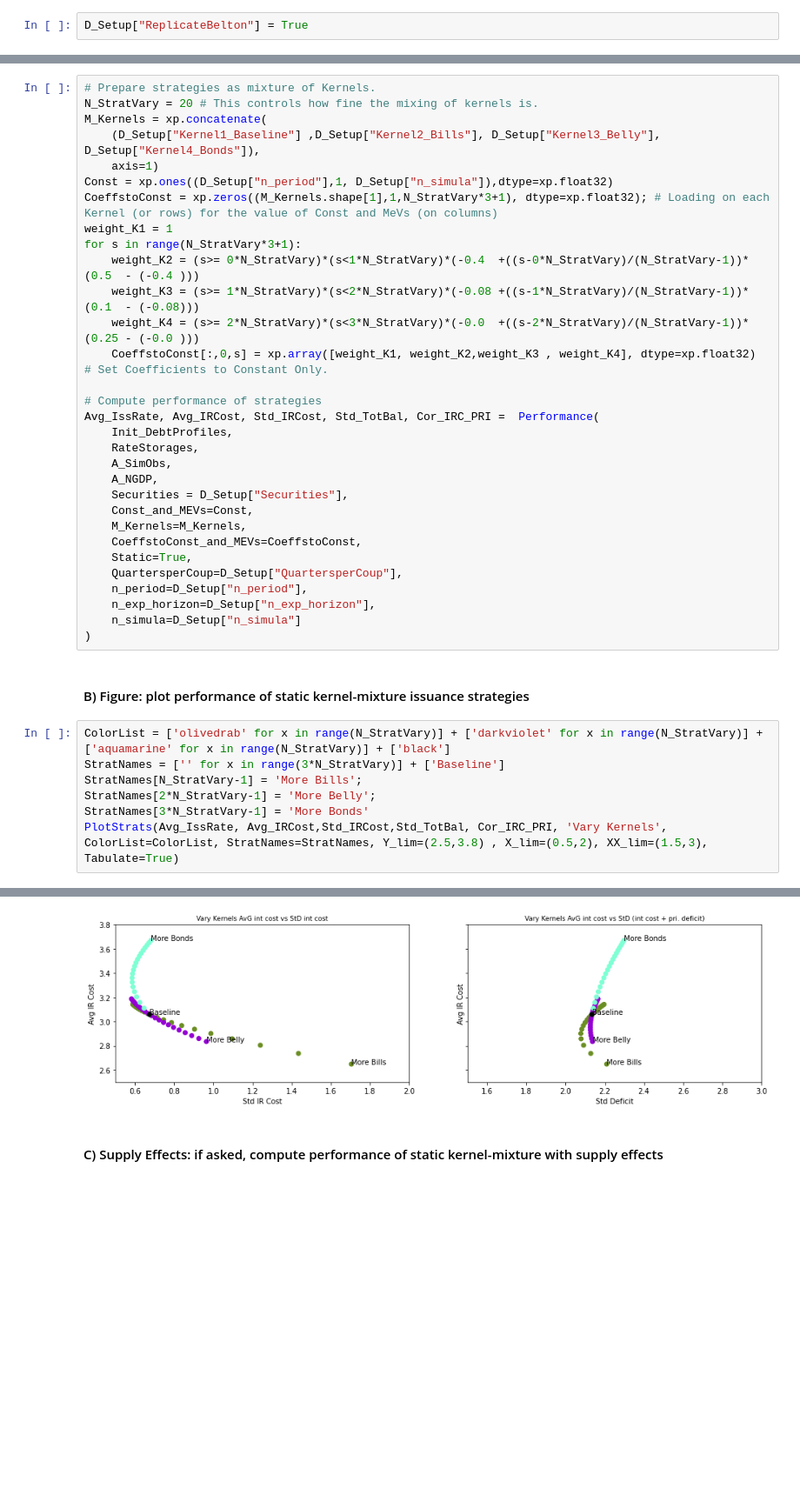
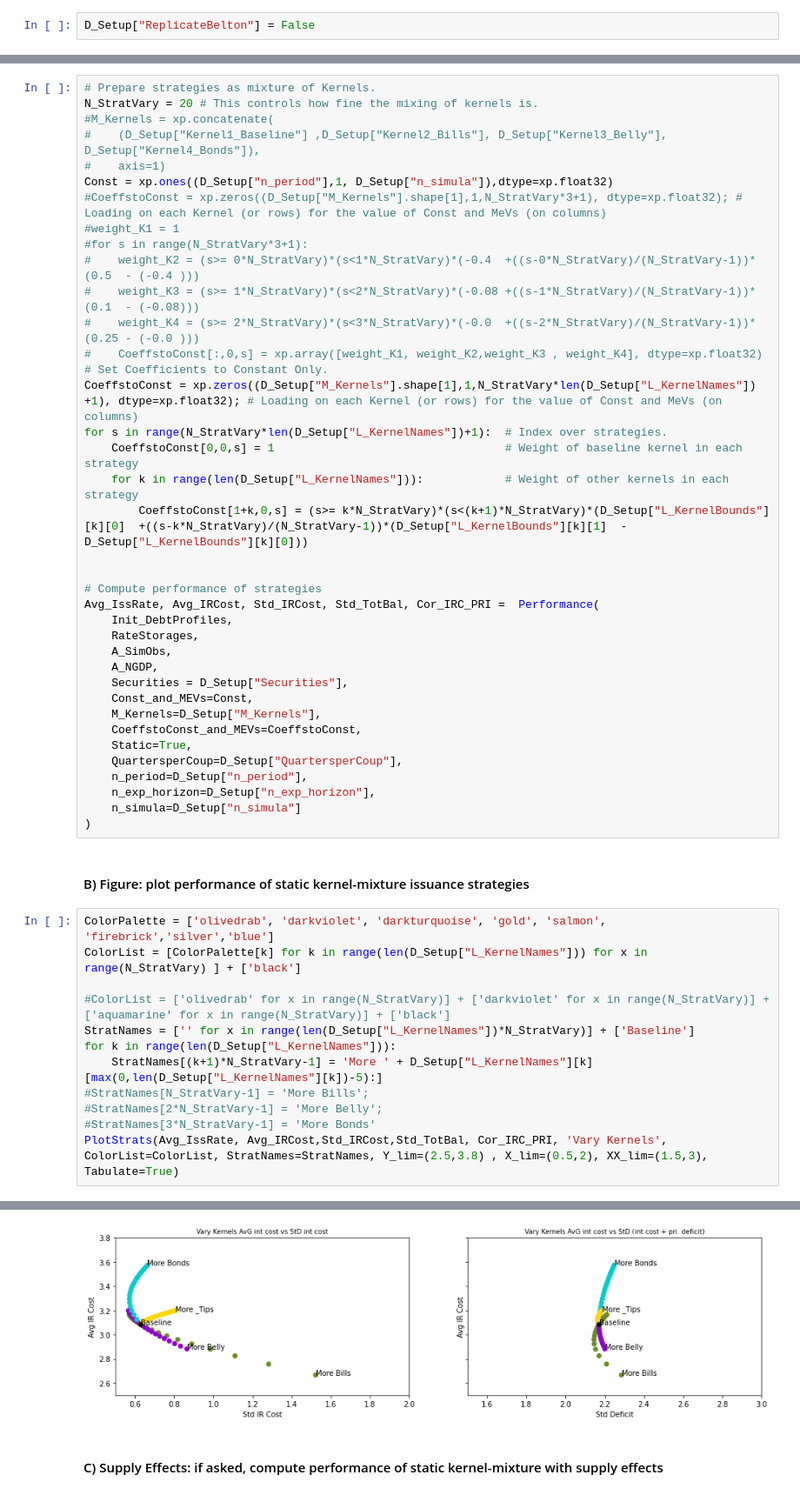
Before and after one commit to BrookingsInstitution/Treasury-Issuance-Model, a Jupyter notebook: doc/Treasury_Issuance_Model-Refactored.ipynb, the cells around one changed output, grey strips where cells are left out. Shown at 87% size. Cells and saved outputs as stored; diff of their text form; blank space fills up the shorter version.

Commit message:
Add TIPS/more Kernels

```diff
--- a/doc/Treasury_Issuance_Model-Refactored.ipynb
+++ b/doc/Treasury_Issuance_Model-Refactored.ipynb
@@ -44,7 +44,7 @@ D_Setup = {}  # Dictionary is more user-friendly than a class.
 # %% [markdown]
 Do you wish to replicate Belton et al? If True, all other settings will be automatically overwritten later so you don't need to edit anything else.
 # %%
-D_Setup["ReplicateBelton"] = True
+D_Setup["ReplicateBelton"] = False
 # %% [markdown]
 All other settings, relevant only if ReplicateBelton = False. RIghy now, set to replicate TBAC slides for TIPS.
 # %%
@@ -550,17 +569,23 @@ Replicate Figure 6: Performance of static mixture of kernels strategies
 # %%
 # Prepare strategies as mixture of Kernels.
 N_StratVary = 20 # This controls how fine the mixing of kernels is.
-M_Kernels = xp.concatenate(
-    (D_Setup["Kernel1_Baseline"] ,D_Setup["Kernel2_Bills"], D_Setup["Kernel3_Belly"], D_Setup["Kernel4_Bonds"]),
-    axis=1)
+#M_Kernels = xp.concatenate(
+#    (D_Setup["Kernel1_Baseline"] ,D_Setup["Kernel2_Bills"], D_Setup["Kernel3_Belly"], D_Setup["Kernel4_Bonds"]),
+#    axis=1)
 Const = xp.ones((D_Setup["n_period"],1, D_Setup["n_simula"]),dtype=xp.float32)
-CoeffstoConst = xp.zeros((M_Kernels.shape[1],1,N_StratVary*3+1), dtype=xp.float32); # Loading on each Kernel (or rows) for the value of Const and MeVs (on columns)
-weight_K1 = 1
-for s in range(N_StratVary*3+1):
-    weight_K2 = (s>= 0*N_StratVary)*(s<1*N_StratVary)*(-0.4  +((s-0*N_StratVary)/(N_StratVary-1))*(0.5  - (-0.4 )))
-    weight_K3 = (s>= 1*N_StratVary)*(s<2*N_StratVary)*(-0.08 +((s-1*N_StratVary)/(N_StratVary-1))*(0.1  - (-0.08)))
-    weight_K4 = (s>= 2*N_StratVary)*(s<3*N_StratVary)*(-0.0  +((s-2*N_StratVary)/(N_StratVary-1))*(0.25 - (-0.0 )))
-    CoeffstoConst[:,0,s] = xp.array([weight_K1, weight_K2,weight_K3 , weight_K4], dtype=xp.float32)             # Set Coefficients to Constant Only.
+#CoeffstoConst = xp.zeros((D_Setup["M_Kernels"].shape[1],1,N_StratVary*3+1), dtype=xp.float32); # Loading on each Kernel (or rows) for the value of Const and MeVs (on columns)
+#weight_K1 = 1
+#for s in range(N_StratVary*3+1):
+#    weight_K2 = (s>= 0*N_StratVary)*(s<1*N_StratVary)*(-0.4  +((s-0*N_StratVary)/(N_StratVary-1))*(0.5  - (-0.4 )))
+#    weight_K3 = (s>= 1*N_StratVary)*(s<2*N_StratVary)*(-0.08 +((s-1*N_StratVary)/(N_StratVary-1))*(0.1  - (-0.08)))
+#    weight_K4 = (s>= 2*N_StratVary)*(s<3*N_StratVary)*(-0.0  +((s-2*N_StratVary)/(N_StratVary-1))*(0.25 - (-0.0 )))
+#    CoeffstoConst[:,0,s] = xp.array([weight_K1, weight_K2,weight_K3 , weight_K4], dtype=xp.float32)             # Set Coefficients to Constant Only.
+CoeffstoConst = xp.zeros((D_Setup["M_Kernels"].shape[1],1,N_StratVary*len(D_Setup["L_KernelNames"]) +1), dtype=xp.float32); # Loading on each Kernel (or rows) for the value of Const and MeVs (on columns)
+for s in range(N_StratVary*len(D_Setup["L_KernelNames"])+1):  # Index over strategies.
+    CoeffstoConst[0,0,s] = 1                                  # Weight of baseline kernel in each strategy
+    for k in range(len(D_Setup["L_KernelNames"])):            # Weight of other kernels in each strategy
+        CoeffstoConst[1+k,0,s] = (s>= k*N_StratVary)*(s<(k+1)*N_StratVary)*(D_Setup["L_KernelBounds"][k][0]  +((s-k*N_StratVary)/(N_StratVary-1))*(D_Setup["L_KernelBounds"][k][1]  - D_Setup["L_KernelBounds"][k][0]))
+
 
 # Compute performance of strategies
 Avg_IssRate, Avg_IRCost, Std_IRCost, Std_TotBal, Cor_IRC_PRI =  Performance(
@@ -570,7 +595,7 @@ Avg_IssRate, Avg_IRCost, Std_IRCost, Std_TotBal, Cor_IRC_PRI =  Performance(
     A_NGDP,
     Securities = D_Setup["Securities"],
     Const_and_MEVs=Const,
-    M_Kernels=M_Kernels,
+    M_Kernels=D_Setup["M_Kernels"],
     CoeffstoConst_and_MEVs=CoeffstoConst,
     Static=True,
     QuartersperCoup=D_Setup["QuartersperCoup"],
@@ -581,11 +606,16 @@ Avg_IssRate, Avg_IRCost, Std_IRCost, Std_TotBal, Cor_IRC_PRI =  Performance(
 # %% [markdown]
 #### B) Figure: plot performance of static kernel-mixture issuance strategies
 # %%
-ColorList = ['olivedrab' for x in range(N_StratVary)] + ['darkviolet' for x in range(N_StratVary)] + ['aquamarine' for x in range(N_StratVary)] + ['black']
-StratNames = ['' for x in range(3*N_StratVary)] + ['Baseline']
-StratNames[N_StratVary-1] = 'More Bills';
-StratNames[2*N_StratVary-1] = 'More Belly';
-StratNames[3*N_StratVary-1] = 'More Bonds'
+ColorPalette = ['olivedrab', 'darkviolet', 'darkturquoise', 'gold', 'salmon', 'firebrick','silver','blue']
+ColorList = [ColorPalette[k] for k in range(len(D_Setup["L_KernelNames"])) for x in range(N_StratVary) ] + ['black']
+
+#ColorList = ['olivedrab' for x in range(N_StratVary)] + ['darkviolet' for x in range(N_StratVary)] + ['aquamarine' for x in range(N_StratVary)] + ['black']
+StratNames = ['' for x in range(len(D_Setup["L_KernelNames"])*N_StratVary)] + ['Baseline']
+for k in range(len(D_Setup["L_KernelNames"])):
+    StratNames[(k+1)*N_StratVary-1] = 'More ' + D_Setup["L_KernelNames"][k][max(0,len(D_Setup["L_KernelNames"][k])-5):]
+#StratNames[N_StratVary-1] = 'More Bills';
+#StratNames[2*N_StratVary-1] = 'More Belly';
+#StratNames[3*N_StratVary-1] = 'More Bonds'
 PlotStrats(Avg_IssRate, Avg_IRCost,Std_IRCost,Std_TotBal, Cor_IRC_PRI, 'Vary Kernels', ColorList=ColorList, StratNames=StratNames, Y_lim=(2.5,3.8) , X_lim=(0.5,2), XX_lim=(1.5,3), Tabulate=True)
 # %% [output]
 |  |  |  |  |  |  |  |  |  |  |  | ... | ... |
@@ -598,4 +628,4 @@ PlotStrats(Avg_IssRate, Avg_IRCost,Std_IRCost,Std_TotBal, Cor_IRC_PRI, 'Vary Ker
-[figure, old version]
+[figure, new version]
 # %% [markdown]
 #### C) Supply Effects: if asked, compute performance of static kernel-mixture with supply effects
 # %%
```
Also changed, not shown: parts of 28 cells of this notebook, 1 other file.
